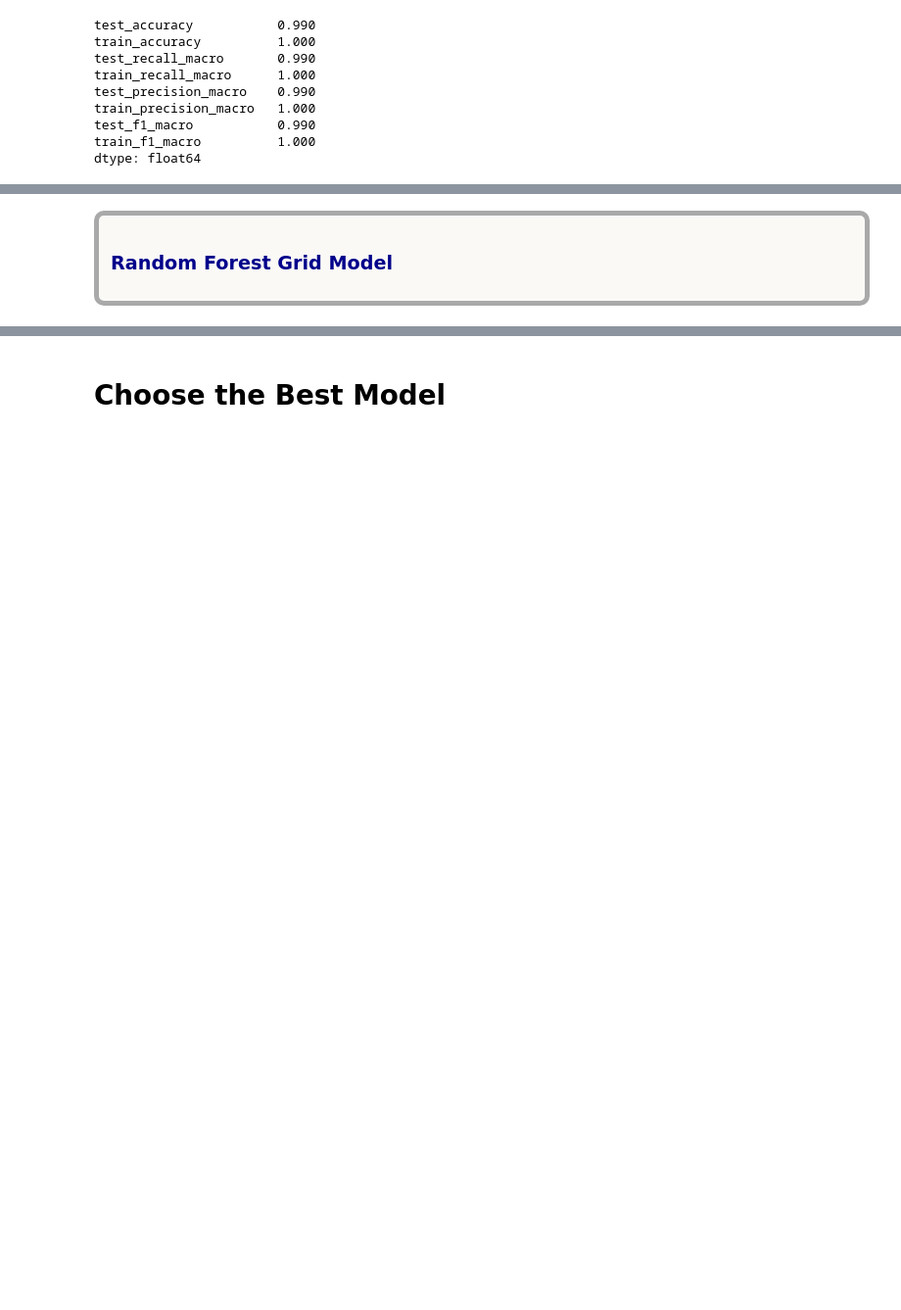
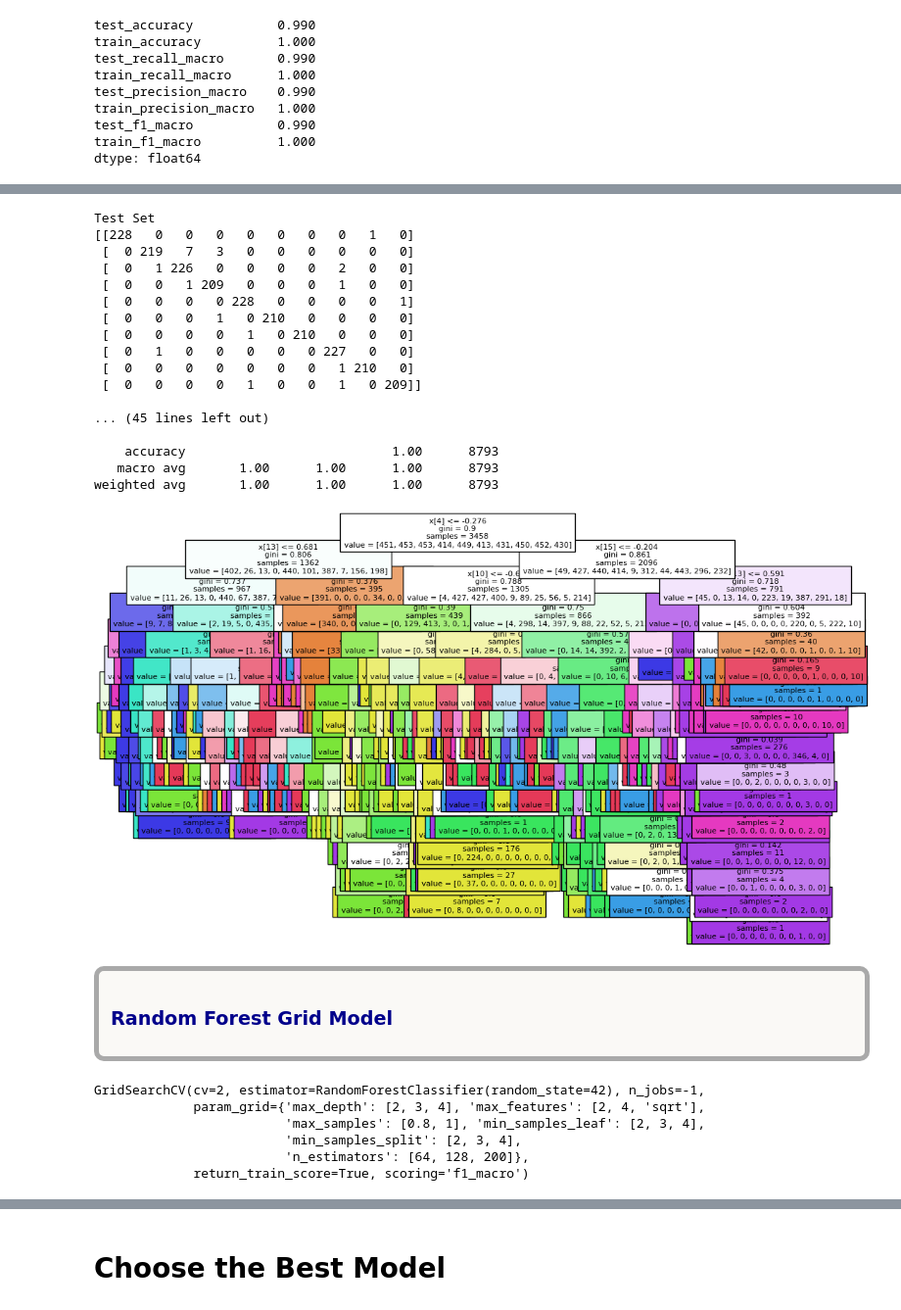
Before and after one commit to ssamiyavuzz/Hand_Written_Digits_Project, a Jupyter notebook: hand_written_digits.ipynb, the cells around one changed output, grey strips where cells are left out. Shown at 98% size. Drawn from its saved outputs; the diff is of its cells as text; code cells hidden in the pictures; blank space fills up the shorter version.

```diff
--- a/hand_written_digits.ipynb
+++ b/hand_written_digits.ipynb
@@ -580,0 +647,20 @@ dtype: float64
+# %%
+from sklearn.tree import plot_tree
+
+def report_model(model, number_of_tree):
+    model_pred = model.predict(X_test)
+    model_train_pred = model.predict(X_train)
+    print('\n')
+    print("Test Set")
+    print(confusion_matrix(y_test, model_pred))
+    print('\n')
+    print(classification_report(y_test,model_pred))
+    print('\n')
+    print("Train Set")
+    print(confusion_matrix(y_train, model_train_pred))
+    print('\n')
+    print(classification_report(y_train,model_train_pred))
+    plt.figure(figsize=(12,8),dpi=100)
+    plot_tree(model["RF_model"].estimators_[number_of_tree], #features_names=X.columns
+          filled = True,
+          fontsize = 8);
@@ -581,3 +679,24 @@ dtype: float64
+# %%
+report_model(pruned_tree,10)
+# %% [output]
+Test Set
+[[228   0   0   0   0   0   0   0   1   0]
+ [  0 219   7   3   0   0   0   0   0   0]
+ [  0   1 226   0   0   0   0   2   0   0]
+ [  0   0   1 209   0   0   0   1   0   0]
+ [  0   0   0   0 228   0   0   0   0   1]
+ [  0   0   0   1   0 210   0   0   0   0]
+ [  0   0   0   0   1   0 210   0   0   0]
+ [  0   1   0   0   0   0   0 227   0   0]
+ [  0   0   0   0   0   0   0   1 210   0]
+ [  0   0   0   0   1   0   0   1   0 209]]
+
+... (45 lines left out)
+
+    accuracy                           1.00      8793
+   macro avg       1.00      1.00      1.00      8793
+weighted avg       1.00      1.00      1.00      8793
+[figure, added]
 # %% [markdown]
 <div class="alert alert-warning alert-info" style="background-color: #FAF9F6; border: 5px solid #A9A9A9; border-radius: 10px;">
     <h3 style="font-weight: bold; color: darkblue;">Random Forest Grid Model</h3>
@@ -591,0 +720,9 @@ param_grid = {'n_estimators':[64, 128, 200],
+# %%
+rf_grid_model.fit(X_train, y_train)
+# %% [output]
+GridSearchCV(cv=2, estimator=RandomForestClassifier(random_state=42), n_jobs=-1,
+             param_grid={'max_depth': [2, 3, 4], 'max_features': [2, 4, 'sqrt'],
+                         'max_samples': [0.8, 1], 'min_samples_leaf': [2, 3, 4],
+                         'min_samples_split': [2, 3, 4],
+                         'n_estimators': [64, 128, 200]},
+             return_train_score=True, scoring='f1_macro')
```
Also changed, not shown: parts of 15 cells of this notebook.
